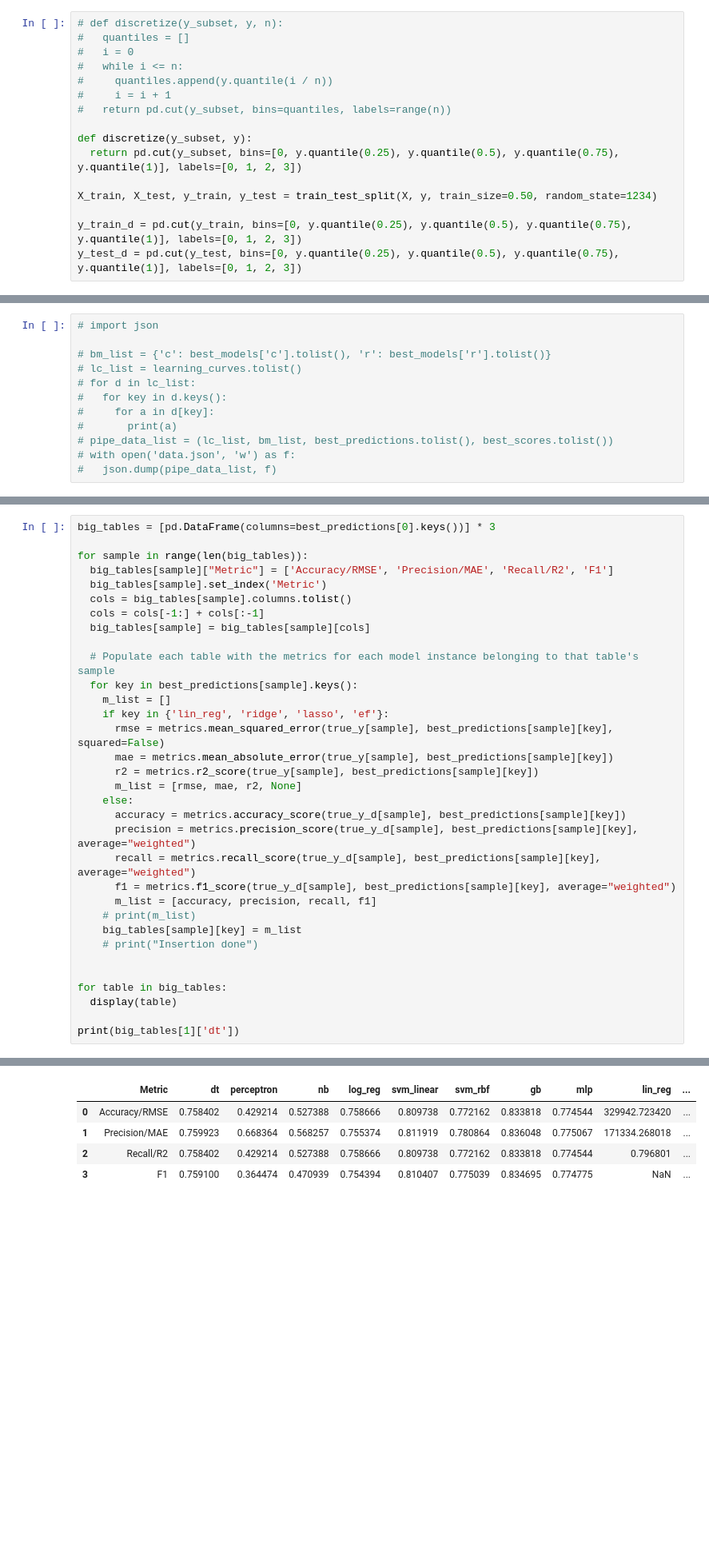
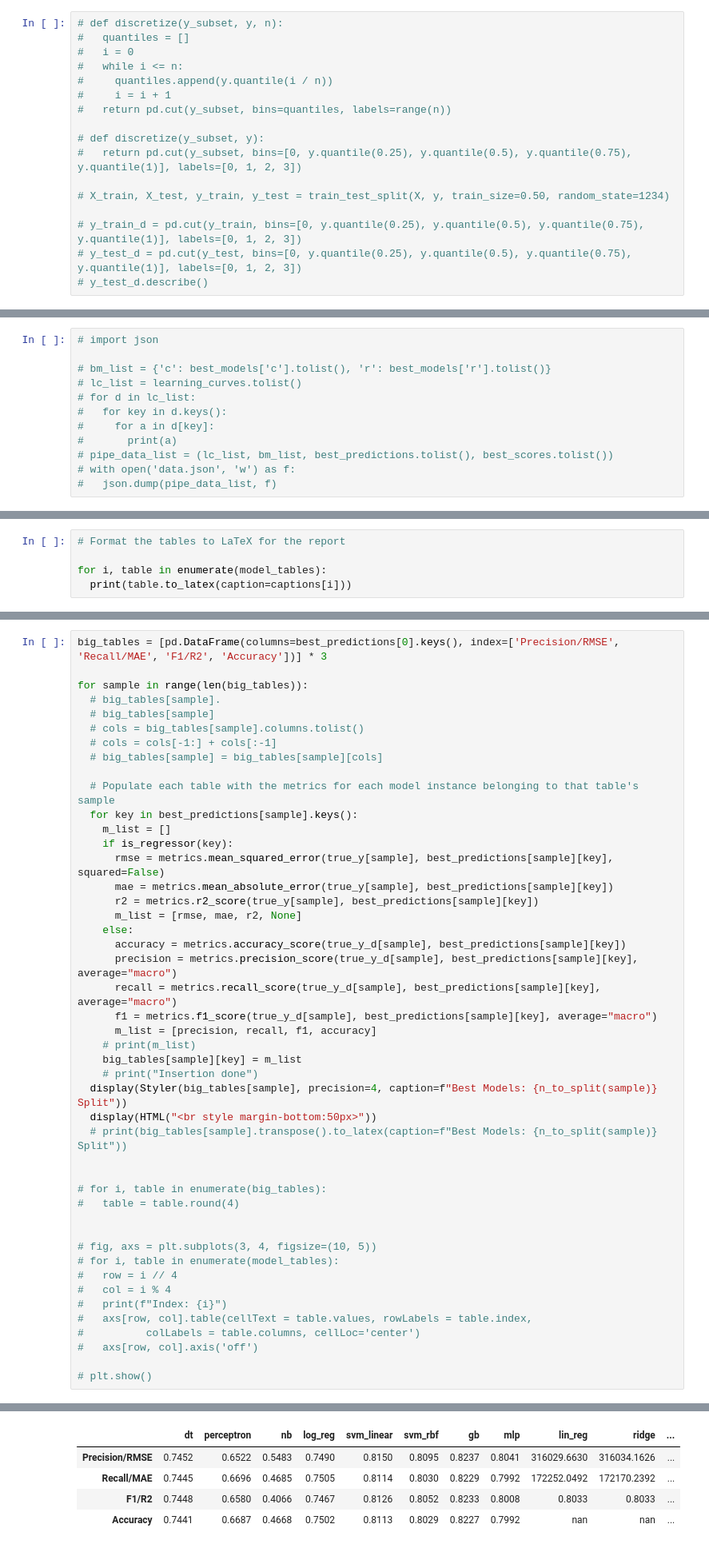
Before and after one commit to aimbesi1/CSC_4850-MachineLearning-Project, a Jupyter notebook: ML_Project.ipynb, the cells around one changed output, grey strips where cells are left out. Shown at 80% size. Saved outputs shown, nothing was run; the diff lists cells and outputs as text; blank space fills up the shorter version.

```diff
--- a/ML_Project.ipynb
+++ b/ML_Project.ipynb
@@ -242,10 +303,11 @@ df_final
 #     i = i + 1
 #   return pd.cut(y_subset, bins=quantiles, labels=range(n))
 
-def discretize(y_subset, y):
-  return pd.cut(y_subset, bins=[0, y.quantile(0.25), y.quantile(0.5), y.quantile(0.75), y.quantile(1)], labels=[0, 1, 2, 3])
+# def discretize(y_subset, y):
+#   return pd.cut(y_subset, bins=[0, y.quantile(0.25), y.quantile(0.5), y.quantile(0.75), y.quantile(1)], labels=[0, 1, 2, 3])
 
-X_train, X_test, y_train, y_test = train_test_split(X, y, train_size=0.50, random_state=1234)
+# X_train, X_test, y_train, y_test = train_test_split(X, y, train_size=0.50, random_state=1234)
 
-y_train_d = pd.cut(y_train, bins=[0, y.quantile(0.25), y.quantile(0.5), y.quantile(0.75), y.quantile(1)], labels=[0, 1, 2, 3])
-y_test_d = pd.cut(y_test, bins=[0, y.quantile(0.25), y.quantile(0.5), y.quantile(0.75), y.quantile(1)], labels=[0, 1, 2, 3])
+# y_train_d = pd.cut(y_train, bins=[0, y.quantile(0.25), y.quantile(0.5), y.quantile(0.75), y.quantile(1)], labels=[0, 1, 2, 3])
+# y_test_d = pd.cut(y_test, bins=[0, y.quantile(0.25), y.quantile(0.5), y.quantile(0.75), y.quantile(1)], labels=[0, 1, 2, 3])
+# y_test_d.describe()
@@ -836,0 +832,5 @@ for table in fold_tables:
+# %%
+# Format the tables to LaTeX for the report
+
+for i, table in enumerate(model_tables):
+  print(table.to_latex(caption=captions[i]))
@@ -983,34 +1087,47 @@ for size in [0.50, 0.70, 0.80]:
 # %%
-big_tables = [pd.DataFrame(columns=best_predictions[0].keys())] * 3
+big_tables = [pd.DataFrame(columns=best_predictions[0].keys(), index=['Precision/RMSE', 'Recall/MAE', 'F1/R2', 'Accuracy'])] * 3
 
 for sample in range(len(big_tables)):
-  big_tables[sample]["Metric"] = ['Accuracy/RMSE', 'Precision/MAE', 'Recall/R2', 'F1']
-  big_tables[sample].set_index('Metric')
-  cols = big_tables[sample].columns.tolist()
-  cols = cols[-1:] + cols[:-1]
-  big_tables[sample] = big_tables[sample][cols]
+  # big_tables[sample].
+  # big_tables[sample]
+  # cols = big_tables[sample].columns.tolist()
+  # cols = cols[-1:] + cols[:-1]
+  # big_tables[sample] = big_tables[sample][cols]
 
   # Populate each table with the metrics for each model instance belonging to that table's sample
   for key in best_predictions[sample].keys():
     m_list = []
-    if key in {'lin_reg', 'ridge', 'lasso', 'ef'}:
+    if is_regressor(key):
       rmse = metrics.mean_squared_error(true_y[sample], best_predictions[sample][key], squared=False)
       mae = metrics.mean_absolute_error(true_y[sample], best_predictions[sample][key])
       r2 = metrics.r2_score(true_y[sample], best_predictions[sample][key])
       m_list = [rmse, mae, r2, None]
     else:
       accuracy = metrics.accuracy_score(true_y_d[sample], best_predictions[sample][key])
-      precision = metrics.precision_score(true_y_d[sample], best_predictions[sample][key], average="weighted")
-      recall = metrics.recall_score(true_y_d[sample], best_predictions[sample][key], average="weighted")
-      f1 = metrics.f1_score(true_y_d[sample], best_predictions[sample][key], average="weighted")
-      m_list = [accuracy, precision, recall, f1]
+      precision = metrics.precision_score(true_y_d[sample], best_predictions[sample][key], average="macro")
+      recall = metrics.recall_score(true_y_d[sample], best_predictions[sample][key], average="macro")
+      f1 = metrics.f1_score(true_y_d[sample], best_predictions[sample][key], average="macro")
+      m_list = [precision, recall, f1, accuracy]
     # print(m_list)
     big_tables[sample][key] = m_list
     # print("Insertion done")
+  display(Styler(big_tables[sample], precision=4, caption=f"Best Models: {n_to_split(sample)} Split"))
+  display(HTML("<br style margin-bottom:50px>"))
+  # print(big_tables[sample].transpose().to_latex(caption=f"Best Models: {n_to_split(sample)} Split"))
 
 
-for table in big_tables:
-  display(table)
+# for i, table in enumerate(big_tables):
+#   table = table.round(4)
 
-print(big_tables[1]['dt'])
+
+# fig, axs = plt.subplots(3, 4, figsize=(10, 5))
+# for i, table in enumerate(model_tables):
+#   row = i // 4
+#   col = i % 4
+#   print(f"Index: {i}")
+#   axs[row, col].table(cellText = table.values, rowLabels = table.index,
+#          colLabels = table.columns, cellLoc='center')
+#   axs[row, col].axis('off')
+
+# plt.show()
 # %% [output]
@@ -1017,5 +1135,5 @@ print(big_tables[1]['dt'])
-|  | Metric | dt | perceptron | nb | log_reg | svm_linear | svm_rbf | gb | mlp | lin_reg | ... |
-| 0 | Accuracy/RMSE | 0.758402 | 0.429214 | 0.527388 | 0.758666 | 0.809738 | 0.772162 | 0.833818 | 0.774544 | 329942.723420 | ... |
-| 1 | Precision/MAE | 0.759923 | 0.668364 | 0.568257 | 0.755374 | 0.811919 | 0.780864 | 0.836048 | 0.775067 | 171334.268018 | ... |
-| 2 | Recall/R2 | 0.758402 | 0.429214 | 0.527388 | 0.758666 | 0.809738 | 0.772162 | 0.833818 | 0.774544 | 0.796801 | ... |
-| 3 | F1 | 0.759100 | 0.364474 | 0.470939 | 0.754394 | 0.810407 | 0.775039 | 0.834695 | 0.774775 | NaN | ... |
+|  | dt | perceptron | nb | log_reg | svm_linear | svm_rbf | gb | mlp | lin_reg | ridge | ... |
+| Precision/RMSE | 0.7452 | 0.6522 | 0.5483 | 0.7490 | 0.8150 | 0.8095 | 0.8237 | 0.8041 | 316029.6630 | 316034.1626 | ... |
+| Recall/MAE | 0.7445 | 0.6696 | 0.4685 | 0.7505 | 0.8114 | 0.8030 | 0.8229 | 0.7992 | 172252.0492 | 172170.2392 | ... |
+| F1/R2 | 0.7448 | 0.6580 | 0.4066 | 0.7467 | 0.8126 | 0.8052 | 0.8233 | 0.8008 | 0.8033 | 0.8033 | ... |
+| Accuracy | 0.7441 | 0.6687 | 0.4668 | 0.7502 | 0.8113 | 0.8029 | 0.8227 | 0.7992 | nan | nan | ... |
```
Also changed, not shown: parts of 65 cells of this notebook.
